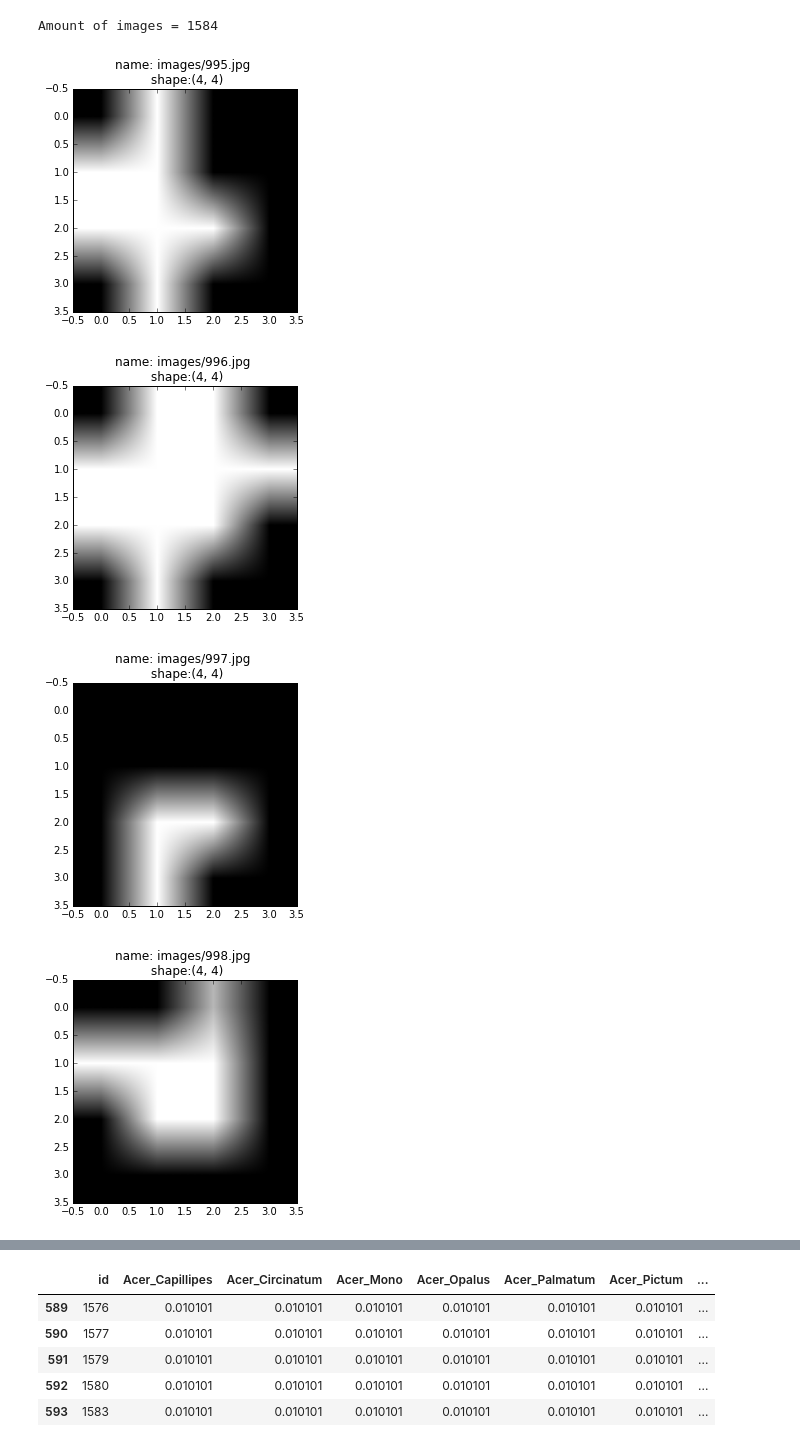
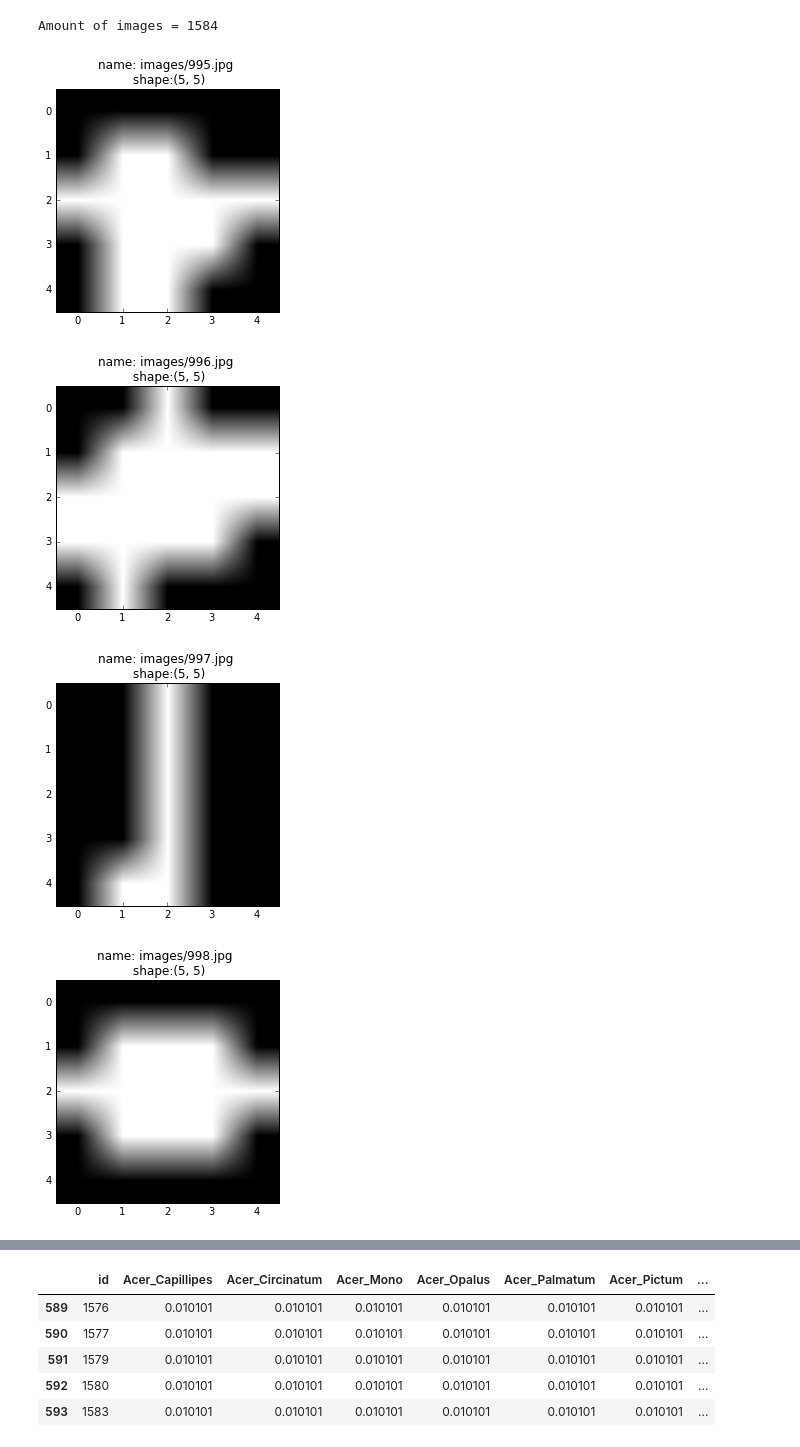
Before and after one commit to Carmezim/NVidia-TensorFlow, a Jupyter notebook: lab4_Kaggle/lab4_Kaggle.ipynb, the cells around one changed output, grey strips where cells are left out. Saved outputs shown, nothing was run; the diff lists cells and outputs as text; code cells hidden in the pictures.

```diff
--- a/lab4_Kaggle/lab4_Kaggle.ipynb
+++ b/lab4_Kaggle/lab4_Kaggle.ipynb
@@ -55,15 +55,15 @@ Amount of images = 1584
 # %%
 # now plot 10 images
 # as we need all images to have the same dimensionality, we will resize and plot
 # make the images as small as possible, until the difference between starts to get blurry
 for i in range(10):
     image = imread(image_paths[i], as_grey=True)
-    image = resize(image, output_shape=(4, 4))
+    image = resize(image, output_shape=(5, 5))
     plt.imshow(image, cmap='gray')
     plt.title("name: %s \n shape:%s" % (image_paths[i], image.shape))
     plt.show()
 # %% [output]
-[figure, old version]
+[figure, new version]
-[figure, old version]
+[figure, new version]
-[figure, old version]
+[figure, new version]
-[figure, old version]
+[figure, new version]
```
Also changed, not shown: parts of 5 cells of this notebook.
